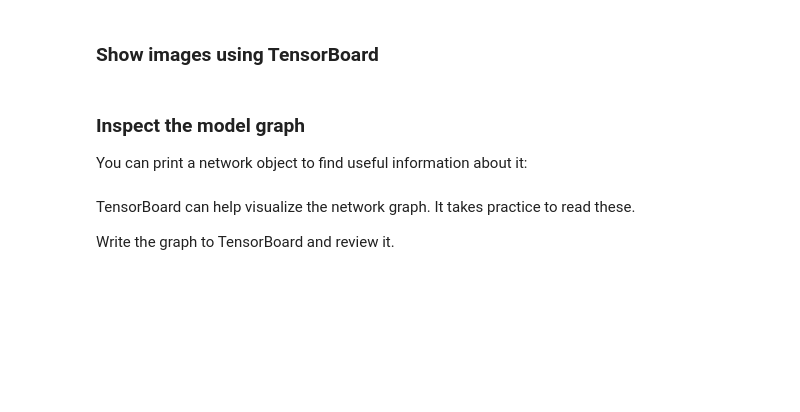
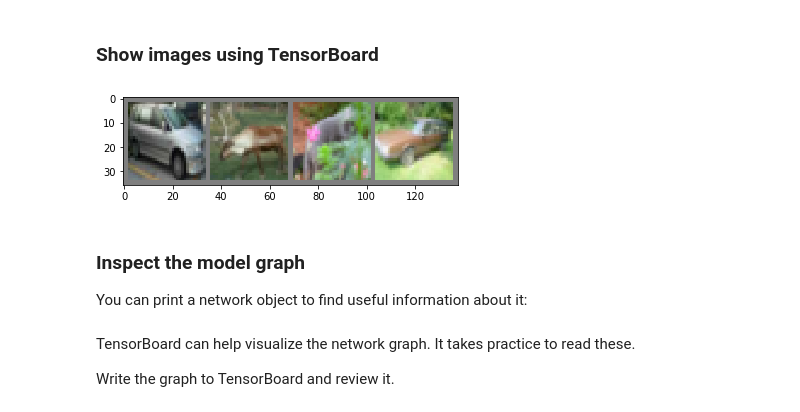
Before and after one commit to yaarams/yandex, a Jupyter notebook: dl/assignment2/NN_in_pytorch.ipynb, the cells around one changed output. Saved outputs shown, nothing was run; the diff lists cells and outputs as text; code cells hidden in the pictures; blank space fills up the shorter version.

````diff
--- a/dl/assignment2/NN_in_pytorch.ipynb
+++ b/dl/assignment2/NN_in_pytorch.ipynb
@@ -206,3 +207,10 @@ In the shell, you can instead run:
 ```
 tensorboard --logdir ./logs
 ```
+# %%
+from torch.utils.tensorboard import SummaryWriter
+
+%load_ext tensorboard
+%tensorboard --logdir ./logs
+
+writer = SummaryWriter('logs')
@@ -209,5 +222,24 @@ tensorboard --logdir ./logs
 # %% [markdown]
 ### Show images using TensorBoard
+# %%
+def matplotlib_imshow(img):
+    img = img / 2 + 0.5
+    npimg = img.numpy()
+    plt.imshow(np.transpose(npimg, (1, 2, 0)))
+
+dataiter = iter(trainloader)
+images, labels = dataiter.next()
+
+# create grid of images
+img_grid = torchvision.utils.make_grid(images)
+
+# show images
+matplotlib_imshow(img_grid)
+
+# write to tensorboard
+writer.add_image('img_grid', img_grid)
+# %% [output]
+[figure, added]
 # %% [markdown]
 ### Inspect the model graph
 You can print a network object to find useful information about it:
````
Also changed, not shown: parts of 7 cells of this notebook, 1 other file.
